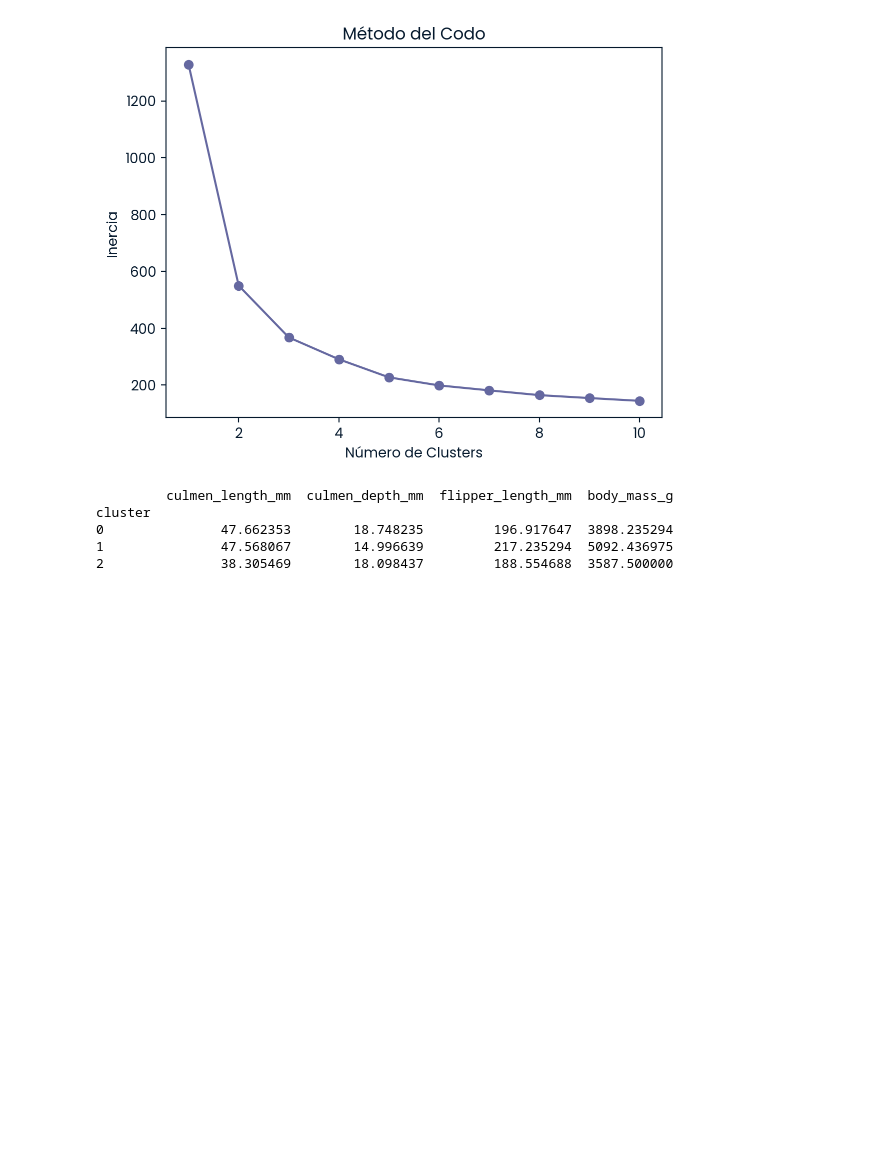
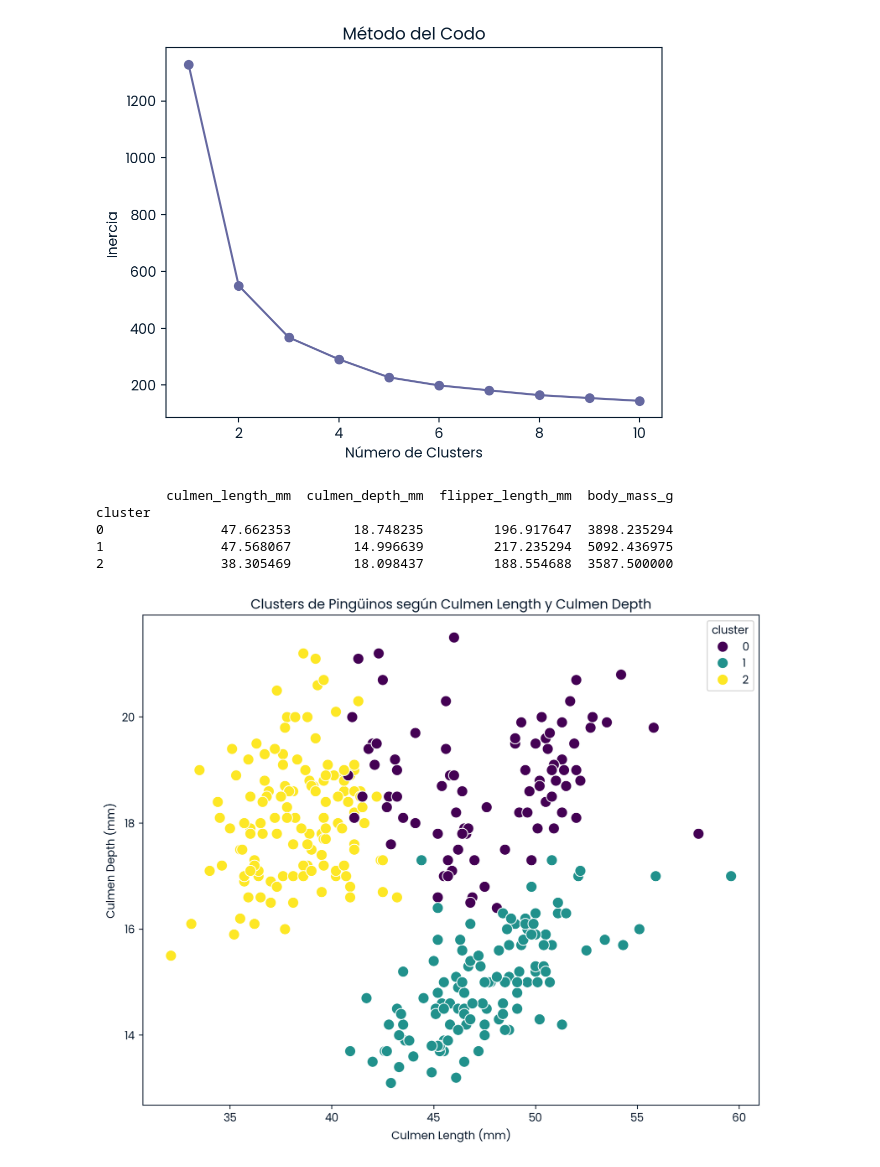
Before and after one commit to yaredgetta/ReconocimientoDePatrones, a Jupyter notebook: pinguinos/notebook.ipynb, the cells around one changed output. Drawn from its saved outputs; the diff is of its cells as text; code cells hidden in the pictures; blank space fills up the shorter version.

```diff
--- a/pinguinos/notebook.ipynb
+++ b/pinguinos/notebook.ipynb
@@ -103,3 +103,19 @@ cluster
 0               47.662353        18.748235         196.917647  3898.235294
 1               47.568067        14.996639         217.235294  5092.436975
 2               38.305469        18.098437         188.554688  3587.500000
+# %%
+import seaborn as sns
+import matplotlib.pyplot as plt
+
+# Seleccionamos dos variables para graficar
+plt.figure(figsize=(10, 8))
+sns.scatterplot(x='culmen_length_mm', y='culmen_depth_mm', hue='cluster', data=penguins_df, palette='viridis', s=100)
+
+# Títulos y etiquetas
+plt.title('Clusters de Pingüinos según Culmen Length y Culmen Depth')
+plt.xlabel('Culmen Length (mm)')
+plt.ylabel('Culmen Depth (mm)')
+
+plt.show()
+# %% [output]
+[figure, added]
```
